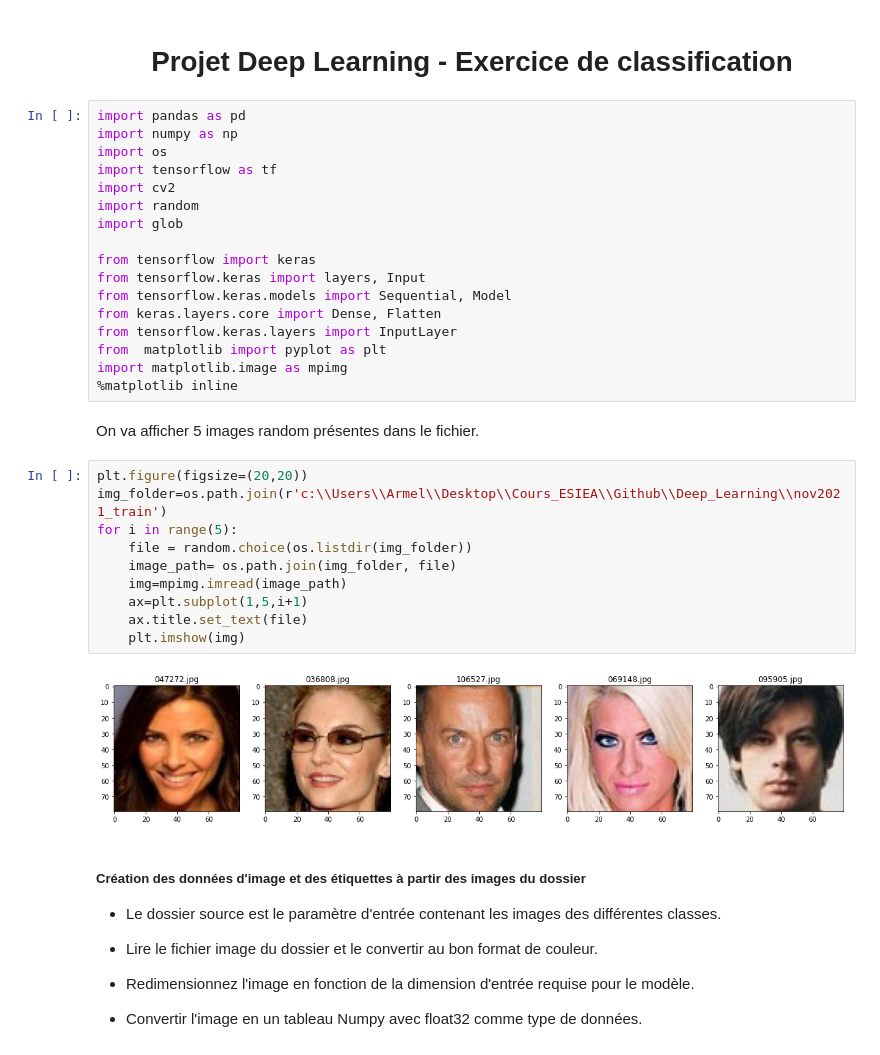
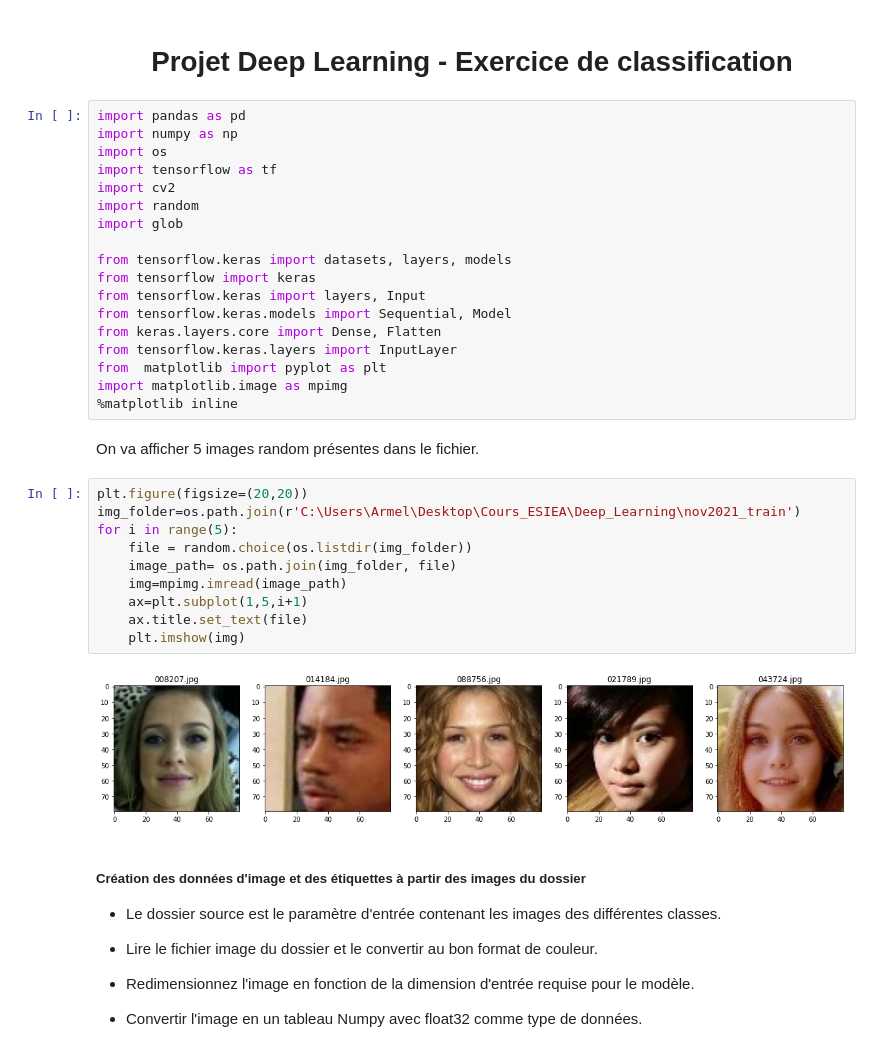
Before and after one commit to atchiasso/IAData_cours_2, a Jupyter notebook: Deep_Learning/projet_deep_learning.ipynb, the cells around one changed output. Saved outputs shown, nothing was run; the diff lists cells and outputs as text.

```diff
--- a/Deep_Learning/projet_deep_learning.ipynb
+++ b/Deep_Learning/projet_deep_learning.ipynb
@@ -9,6 +9,7 @@ import cv2
 import random
 import glob
 
+from tensorflow.keras import datasets, layers, models
 from tensorflow import keras
 from tensorflow.keras import layers, Input
 from tensorflow.keras.models import Sequential, Model
@@ -21,16 +22,16 @@ import matplotlib.image as mpimg
 On va afficher 5 images random présentes dans le fichier.
 # %%
 plt.figure(figsize=(20,20))
-img_folder=os.path.join(r'c:\\Users\\Armel\\Desktop\\Cours_ESIEA\\Github\\Deep_Learning\\nov2021_train')
+img_folder=os.path.join(r'C:\Users\Armel\Desktop\Cours_ESIEA\Deep_Learning\nov2021_train')
 for i in range(5):
     file = random.choice(os.listdir(img_folder))
     image_path= os.path.join(img_folder, file)
     img=mpimg.imread(image_path)
     ax=plt.subplot(1,5,i+1)
     ax.title.set_text(file)
     plt.imshow(img)
 # %% [output]
-[figure, old version]
+[figure, new version]
 # %% [markdown]
 ##### Création des données d'image et des étiquettes à partir des images du dossier
 
```
Also changed, not shown: parts of 18 cells of this notebook, 5 other files.
